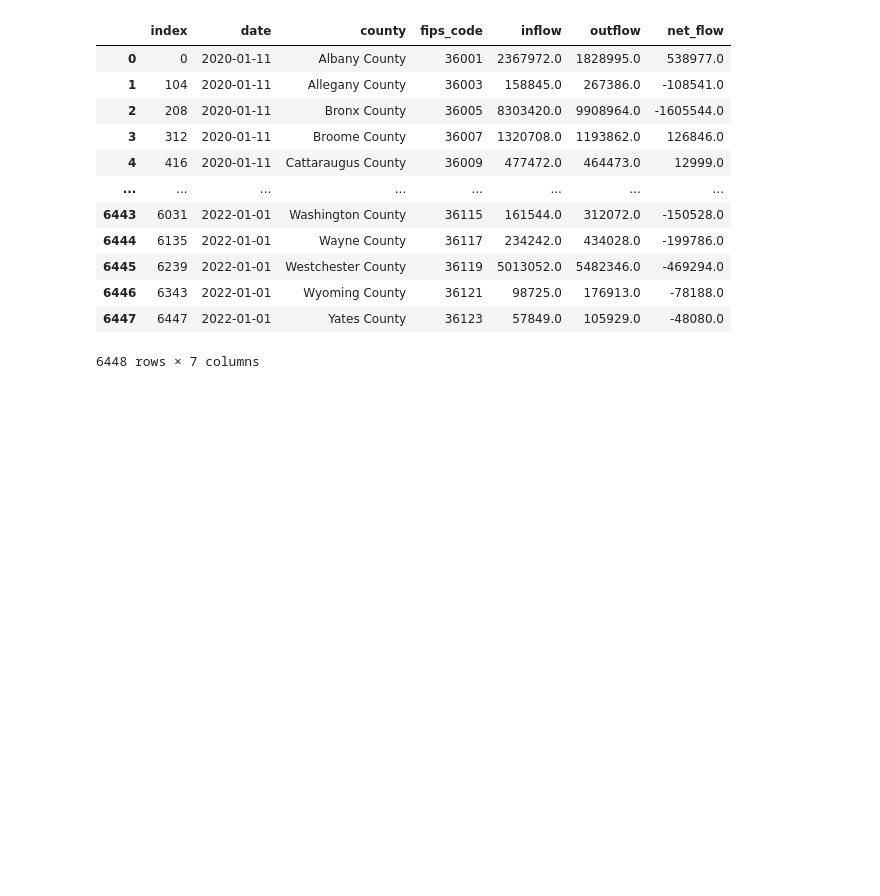
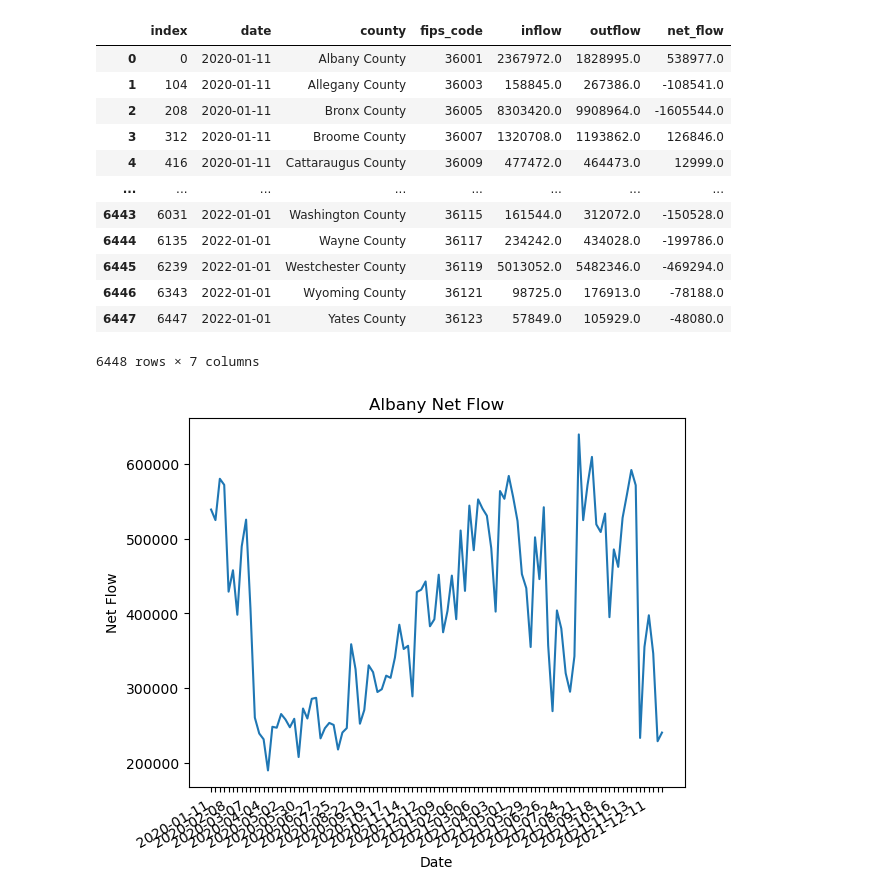
Before and after one commit to guptashrey/spread-of-airborne-diseases, a Jupyter notebook: src/getMobilityData.ipynb, the cells around one changed output. Drawn from its saved outputs; the diff is of its cells as text; code cells hidden in the pictures; blank space fills up the shorter version.

```diff
--- a/src/getMobilityData.ipynb
+++ b/src/getMobilityData.ipynb
@@ -213,3 +214,27 @@ display(geoDS_mobility_data_NY_cleaned)
 | 6446 | 6343 | 2022-01-01 | Wyoming County | 36121 | 98725.0 | 176913.0 | -78188.0 |
 | 6447 | 6447 | 2022-01-01 | Yates County | 36123 | 57849.0 | 105929.0 | -48080.0 |
 6448 rows × 7 columns
+# %%
+# Make a graph
+Albany_data = geoDS_mobility_data_NY_cleaned[geoDS_mobility_data_NY_cleaned['county'].str.strip() == 'Albany County']
+
+netflows = Albany_data.net_flow.values
+dates = Albany_data.date.values
+
+
+fig = plt.figure()
+plt.plot(dates, netflows)
+plt.xlabel('Date')
+plt.ylabel('Net Flow')
+plt.title('Albany Net Flow')
+plt.xticks(rotation=30, ha='right')
+
+for i, label in enumerate(fig.axes[0].xaxis.get_ticklabels()):
+    if(i % 4 == 0):
+        label.set_visible(True)
+    else:
+        label.set_visible(False)
+
+plt.show()
+# %% [output]
+[figure, added]
```
Also changed, not shown: parts of 1 cell of this notebook.
